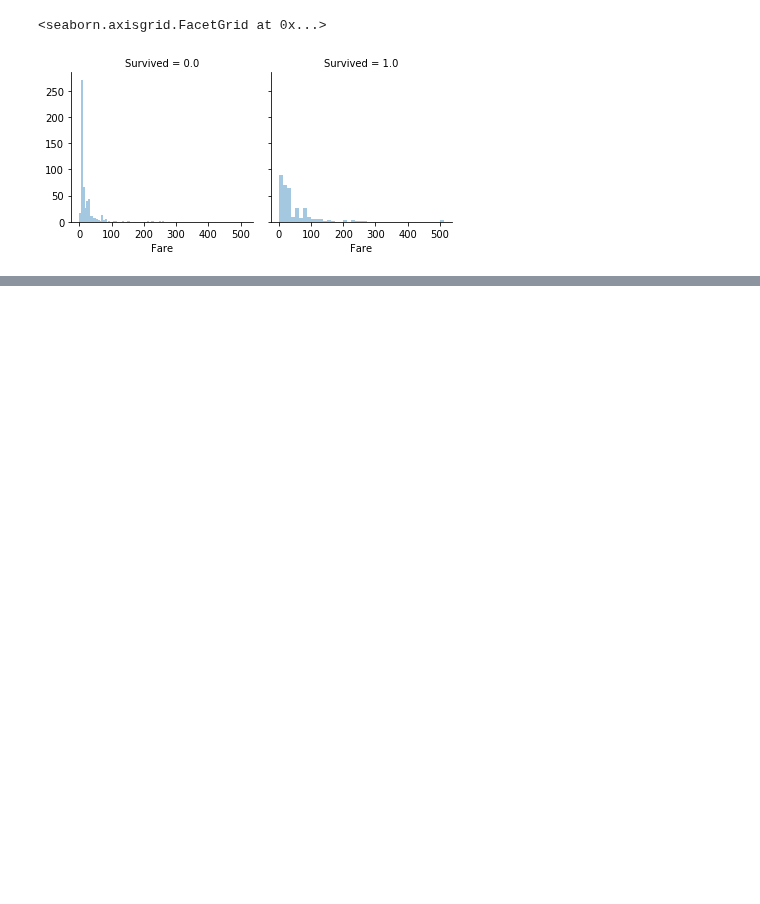
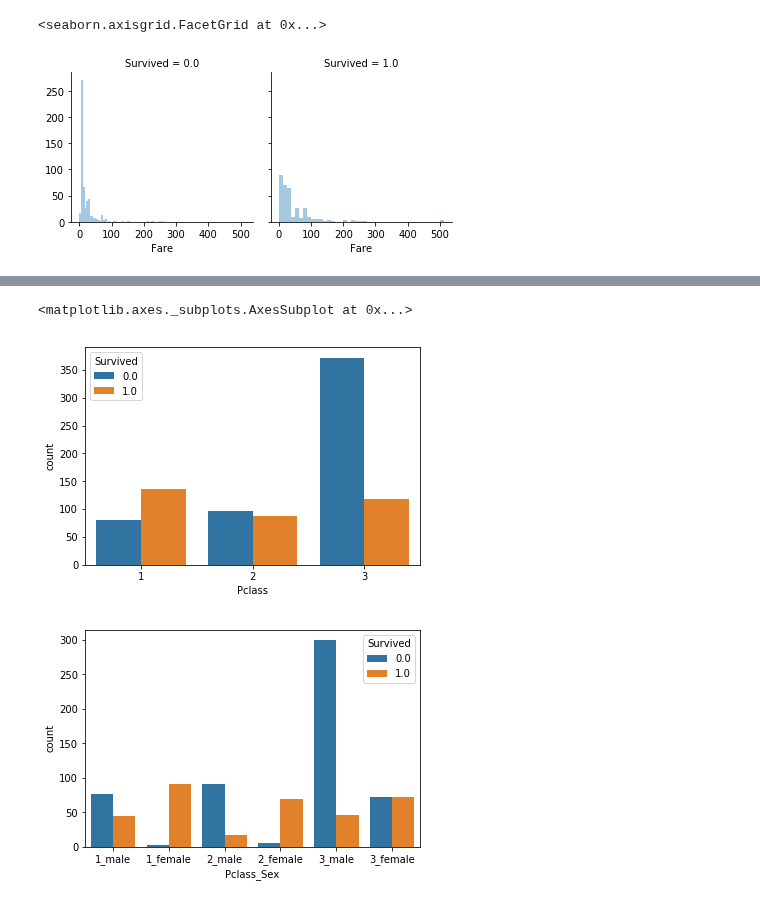
Before and after one commit to Leolewis5/Machine_Learning, a Jupyter notebook: Kaggle/Titanic_Keras.ipynb, the cells around one changed output, grey strips where cells are left out. Cells and saved outputs as stored; diff of their text form; code cells hidden in the pictures; blank space fills up the shorter version.

```diff
--- a/Kaggle/Titanic_Keras.ipynb
+++ b/Kaggle/Titanic_Keras.ipynb
@@ -174,0 +210,10 @@ sns.countplot(data['Embarked'],hue=data['Survived'])
+# %%
+sns.countplot(data['Pclass'],hue=data['Survived'])
+data['Pclass_Sex'] = data['Pclass'].astype('str')+'_'+data['Sex']
+
+plt.figure()
+sns.countplot(data['Pclass_Sex'],hue=data['Survived'], order=['1_male','1_female','2_male','2_female','3_male','3_female'])
+# %% [output]
+<matplotlib.axes._subplots.AxesSubplot at 0x...>
+[figure, added]
+[figure, added]
```
Also changed, not shown: parts of 13 cells of this notebook.
